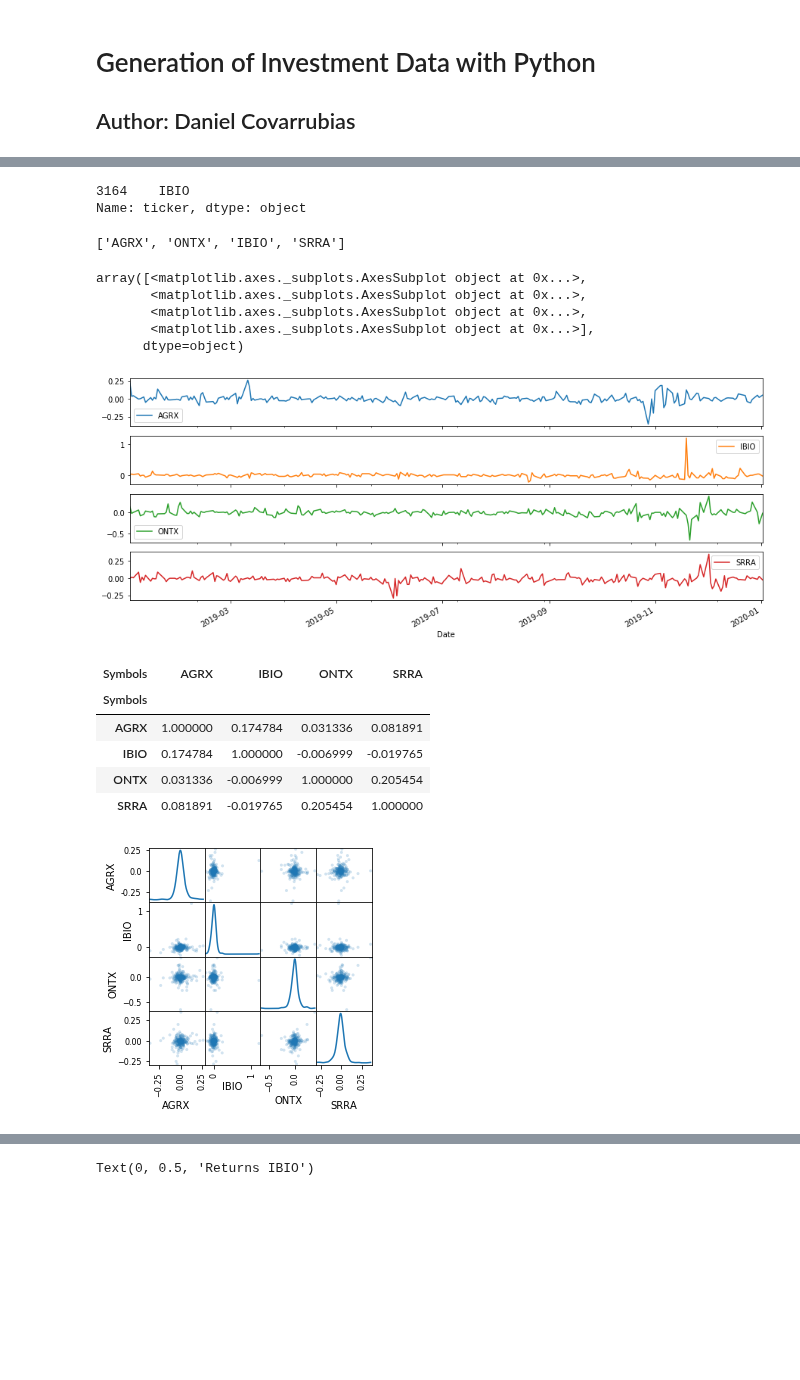
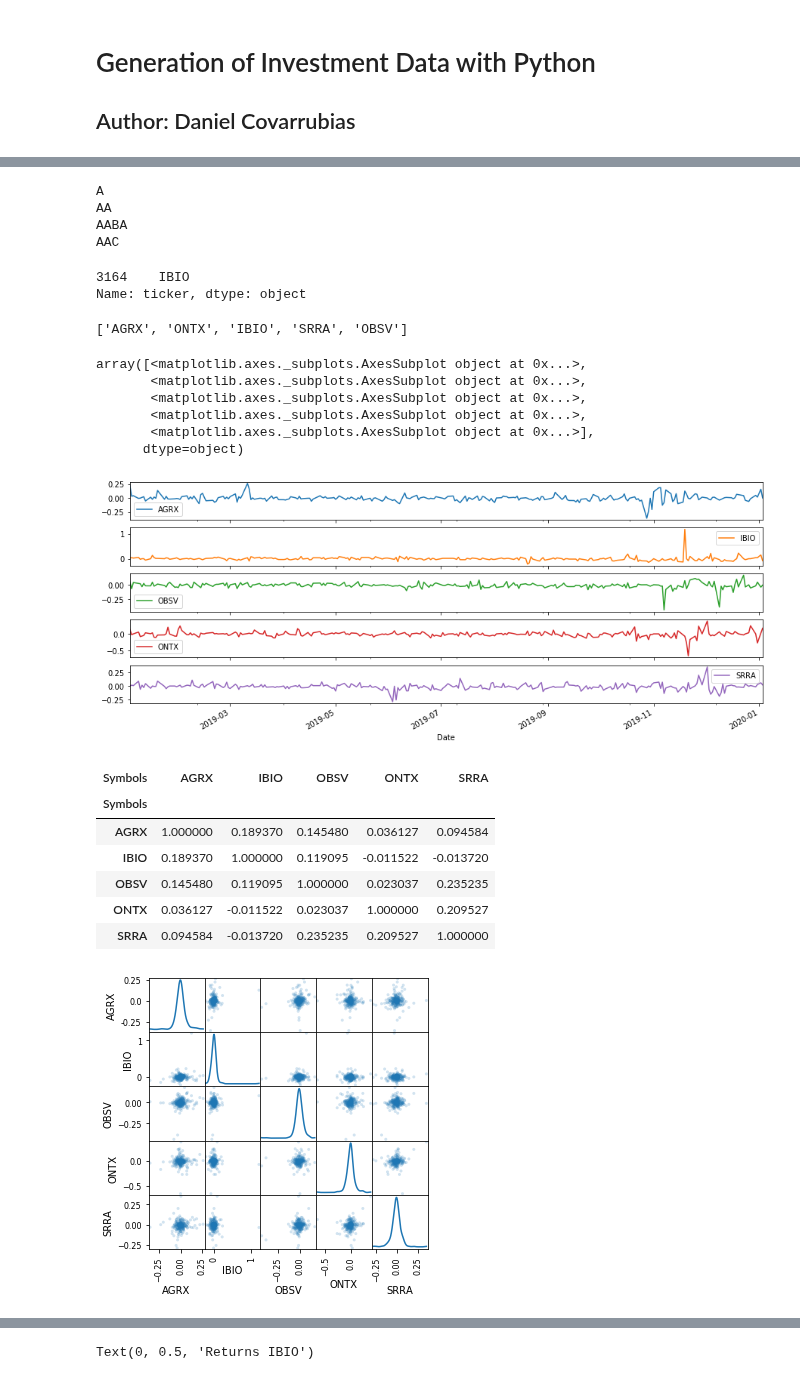
Before and after one commit to dcovarru/investmentsPython, a Jupyter notebook: investments.ipynb, the cells around one changed output, grey strips where cells are left out. Cells and saved outputs as stored; diff of their text form; code cells hidden in the pictures; blank space fills up the shorter version.

```diff
--- a/investments.ipynb
+++ b/investments.ipynb
@@ -41,3 +54,25 @@ get_quote_yahoo('AGRX')
+# %%
+#########################
+# Get Current Prices
+# Note that if a Ticker does not have a price, the FOR LOOP will break due to lack of PRICE element
+#########################
+
+outDF = []
+
+for x in investDataSubset:
+    # print(get_quote_yahoo(x).price)
+    print(x)
+    # print(tmp)
+    # dfTickerPrice = get_quote_yahoo(x).price
+    # calPerChange = (df.Close - df.Open)/df.Open
+    # outDF.append(calPerChange)
+# return calPerChange
+# outDF
+# %% [output]
+A
+AA
+AABA
+AAC
 # %%
 #########################
 # Extract Single Ticker
@@ -54,10 +89,10 @@ Name: ticker, dtype: object
 # Create Array with Tickers
 #########################
 
-myTickers = ['AGRX', 'ONTX', 'IBIO', 'SRRA']
+myTickers = ['AGRX', 'ONTX', 'IBIO', 'SRRA', 'OBSV']
 myTickers
 # %% [output]
-['AGRX', 'ONTX', 'IBIO', 'SRRA']
+['AGRX', 'ONTX', 'IBIO', 'SRRA', 'OBSV']
 # %%
 #########################
 # Extract Single Series
@@ -92,23 +127,25 @@ calPerChange.head()
 calPerChange.plot(subplots=True, figsize=(15,6))
 # %% [output]
 array([<matplotlib.axes._subplots.AxesSubplot object at 0x...>,
+       <matplotlib.axes._subplots.AxesSubplot object at 0x...>,
        <matplotlib.axes._subplots.AxesSubplot object at 0x...>,
        <matplotlib.axes._subplots.AxesSubplot object at 0x...>,
        <matplotlib.axes._subplots.AxesSubplot object at 0x...>],
       dtype=object)
-[figure, old version]
+[figure, new version]
 # %%
 corr = calPerChange.corr()
 corr
 # %% [output]
-| Symbols | AGRX | IBIO | ONTX | SRRA |
-| Symbols |  |  |  |  |
-| AGRX | 1.000000 | 0.174784 | 0.031336 | 0.081891 |
-| IBIO | 0.174784 | 1.000000 | -0.006999 | -0.019765 |
-| ONTX | 0.031336 | -0.006999 | 1.000000 | 0.205454 |
-| SRRA | 0.081891 | -0.019765 | 0.205454 | 1.000000 |
+| Symbols | AGRX | IBIO | OBSV | ONTX | SRRA |
+| Symbols |  |  |  |  |  |
+| AGRX | 1.000000 | 0.189370 | 0.145480 | 0.036127 | 0.094584 |
+| IBIO | 0.189370 | 1.000000 | 0.119095 | -0.011522 | -0.013720 |
+| OBSV | 0.145480 | 0.119095 | 1.000000 | 0.023037 | 0.235235 |
+| ONTX | 0.036127 | -0.011522 | 0.023037 | 1.000000 | 0.209527 |
+| SRRA | 0.094584 | -0.013720 | 0.235235 | 0.209527 | 1.000000 |
 # %%
-scatter_matrix(calPerChange, diagonal='kde', alpha=0.2, figsize=(4, 4));
+scatter_matrix(calPerChange, diagonal='kde', alpha=0.2, figsize=(5, 5));
 # %% [output]
-[figure, old version]
+[figure, new version]
 # %%
```
Also changed, not shown: parts of 4 cells of this notebook.
